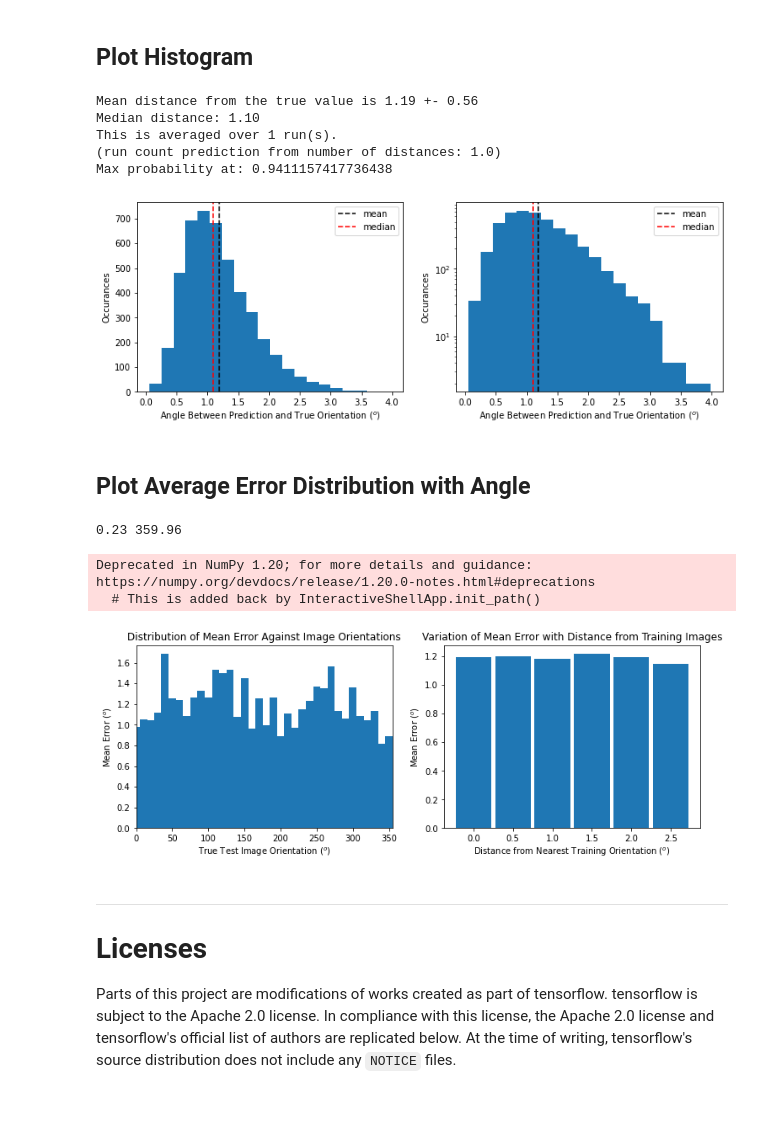
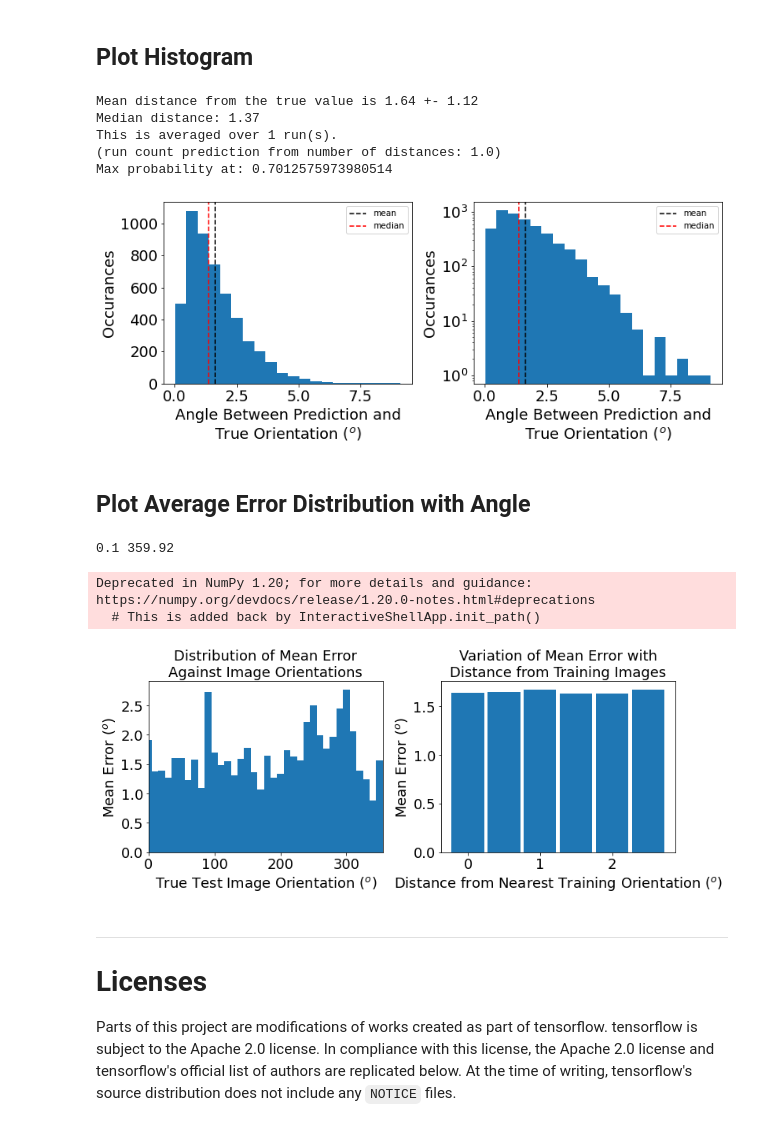
Before and after one commit to SEMOrientation/Y4ProjectNotebooks, a Jupyter notebook: 3D_Network.ipynb, the cells around one changed output. Saved outputs shown, nothing was run; the diff lists cells and outputs as text; code cells hidden in the pictures.

```diff
--- a/3D_Network.ipynb
+++ b/3D_Network.ipynb
@@ -27,13 +27,13 @@ Tue Mar  8 01:37:41 2022
 # Download Dataset
 # %%
 import os
-DATASET_FILE = "3D_0_355_step5_randomdisp_5000randomtest.zip"
-DATASET_DIR = "3D_0_355_step5_randomdisp_5000randomtest"
+DATASET_FILE = "3D_0_355_step5_5000randomtest.zip"
+DATASET_DIR = "3D_0_355_step5_5000randomtest"
 #!rm -rf "$DATASET_DIR"
 #!curl -L https://github.com/joshbarrass/Y4ProjectNotebooks/raw/master/$DATASET_FILE > "$DATASET_FILE"
 from google.colab import drive
 drive_dir = "/drive"
-drive.mount(drive_dir)
+drive.mount(drive_dir, force_remount=True)
 DATASET_FILE = os.path.join(drive_dir, "MyDrive", DATASET_FILE)
 !unzip -d "$DATASET_DIR" "$DATASET_FILE" > /dev/null
 # %% [output]
@@ -585,7 +585,7 @@ print("Loading training data...")
 training_data = DataLoader(os.path.join(DATASET_DIR, "train"), batch_size=16,
                            onload=[
                                    onload_GaussianBlur(GAUSS_RADIUS),
-                                   #onload_SEMNoise(),
+                                   onload_SEMNoise(),
                                    onload_MedianResizeImage(RESIZE_SHAPE),
                                    ],
                            preproc=[
@@ -596,7 +596,7 @@ training_data = DataLoader(os.path.join(DATASET_DIR, "train"), batch_size=16,
                            aug=[
                                 #preproc_LinearAug((0.75, 1.0), (0.0, 0.0)),
                                 preproc_ContrastAug(0.9, 1.0),
-                                preproc_BrightnessAug(-10/255., 0),
+                                #preproc_BrightnessAug(-10/255., 0),
                                 preproc_Shuffle(),
                            ]
                            )
@@ -620,7 +620,7 @@ print("\nLoading testing data...")
 testing_data = DataLoader(os.path.join(DATASET_DIR, "test"), batch_size=16,
                           onload=[
                                    onload_GaussianBlur(GAUSS_RADIUS),
-                                   #onload_SEMNoise(),
+                                   onload_SEMNoise(),
                                    onload_MedianResizeImage(RESIZE_SHAPE),
                                  ],
                           preproc=[
@@ -864,7 +864,7 @@ Distance: 0.43 degrees
 # %% [markdown]
 # Analyse Results
 # %%
-MULTI_RUN_MODE = True
+MULTI_RUN_MODE = False
 if not MULTI_RUN_MODE or "RUN_COUNT" not in globals():
   RUN_COUNT = 0
 
@@ -883,6 +883,10 @@ RUN_COUNT += 1
 # %%
 import scipy.stats
 from scipy.optimize import curve_fit
+
+plt.rc('axes', labelsize=18, titlesize=18) #fontsize of the x and y labels
+plt.rc('xtick', labelsize=18) #fontsize of the x tick labels
+plt.rc('ytick', labelsize=18) #fontsize of the y tick labels
 
 def skewed_norm(x, mu, sigma, alpha):
   norm = scipy.stats.norm(loc=mu, scale=sigma)
@@ -897,44 +901,44 @@ print(f"This is averaged over {RUN_COUNT} run(s).")
 print(f"(run count prediction from number of distances: {distances.shape[0]/x_test.shape[0]})")
 
 plt.figure(figsize=(plt.rcParams['figure.figsize'][0]*2, plt.rcParams['figure.figsize'][1]))
-gs = gridspec.GridSpec(1, 2)
+gs = gridspec.GridSpec(1, 2, wspace=0.25)
 
 ax = plt.subplot(gs[0])
 hist1 = ax.hist(distances, bins=20)
 hist_x = (hist1[1][1:] + hist1[1][:-1]) / 2
 ax.axvline(distance_mean, color="k", linestyle="--", label="mean")
 ax.axvline(distance_median, color="r", linestyle="--", label="median")
 ##ax.axvline(hist_x[hist1[0].argmax()], color="r", linestyle="-")
-ax.set_xlabel("Angle Between Prediction and True Orientation ($^o$)")
+ax.set_xlabel("Angle Between Prediction and\nTrue Orientation ($^o$)")
 ax.set_ylabel("Occurances")
 ax.legend()
 print("Max probability at:", hist_x[hist1[0].argmax()])
 
 # fit histogram to skewed Gaussian (actually doesn't match)
 ## hist_x = hist1[1][:-1]
 ##popt, pcov = curve_fit(skewed_norm, hist_x, hist1[0], p0=[distance_mean, distance_std, 0])
 ##print(popt)
 ##xdata = np.linspace(hist_x.min(), hist_x.max())
 ##ydata = skewed_norm(xdata, *popt)
 ##ax.plot(xdata, ydata, "-")
 
 ax = plt.subplot(gs[1])
 ax.hist(distances, bins=20, log="y")
 ax.axvline(distance_mean, color="k", linestyle="--", label="mean")
 ax.axvline(distance_median, color="r", linestyle="--", label="median")
-ax.set_xlabel("Angle Between Prediction and True Orientation ($^o$)")
+ax.set_xlabel("Angle Between Prediction and\nTrue Orientation ($^o$)")
 ax.set_ylabel("Occurances")
 ax.legend()
 
-plt.savefig("error_hist.pdf")
+plt.savefig("error_hist.pdf", bbox_inches="tight")
 plt.show()
 # %% [output]
-Mean distance from the true value is 1.19 +- 0.56
-Median distance: 1.10
+Mean distance from the true value is 1.64 +- 1.12
+Median distance: 1.37
 This is averaged over 1 run(s).
 (run count prediction from number of distances: 1.0)
-Max probability at: 0.9411157417736438
+Max probability at: 0.7012575973980514
-[figure, old version]
+[figure, new version]
 # %% [markdown]
 ## Plot Average Error Distribution with Angle
 # %%
@@ -956,7 +960,7 @@ for i, category in enumerate(categories):
   category_distances = distances[closest_indices == i]
   average_distances[i] = np.sum(category_distances)/category_distances.shape[0]
 # %% [output]
-0.23 359.96
+0.1 359.92
 Deprecated in NumPy 1.20; for more details and guidance: https://numpy.org/devdocs/release/1.20.0-notes.html#deprecations
   # This is added back by InteractiveShellApp.init_path()
 # %%
@@ -970,24 +974,24 @@ for i, category in enumerate(full_categories):
   full_average_distances[i] = np.sum(full_category_distances)/full_category_distances.shape[0]
 
 plt.figure(figsize=(plt.rcParams['figure.figsize'][0]*2, plt.rcParams['figure.figsize'][1]))
-gs = gridspec.GridSpec(1, 2)
+gs = gridspec.GridSpec(1, 2, wspace=0.25)
 ax = plt.subplot(gs[0])
 ax.bar(full_categories, full_average_distances, width=(360)/(full_categories.shape[0]-1))
 ax.set_xlabel("True Test Image Orientation ($^o$)")
 ax.set_ylabel("Mean Error ($^o$)")
-ax.set_title("Distribution of Mean Error Against Image Orientations")
+ax.set_title("Distribution of Mean Error\nAgainst Image Orientations")
 ax.set_xlim(0, 355)
 
 ax = plt.subplot(gs[1])
 ax.bar(categories, average_distances, width=(SPACING/2)/(categories.shape[0]-1)-0.05)
 ax.set_xlabel("Distance from Nearest Training Orientation ($^o$)")
 ax.set_ylabel("Mean Error ($^o$)")
-ax.set_title("Variation of Mean Error with Distance from Training Images")
+ax.set_title("Variation of Mean Error with\nDistance from Training Images")
 
-plt.savefig("angular_error_hist.pdf")
+plt.savefig("angular_error_hist.pdf", bbox_inches="tight")
 plt.show()
 # %% [output]
-[figure, old version]
+[figure, new version]
 # %% [markdown]
 -------------
 
```
Also changed, not shown: parts of 9 cells of this notebook.
